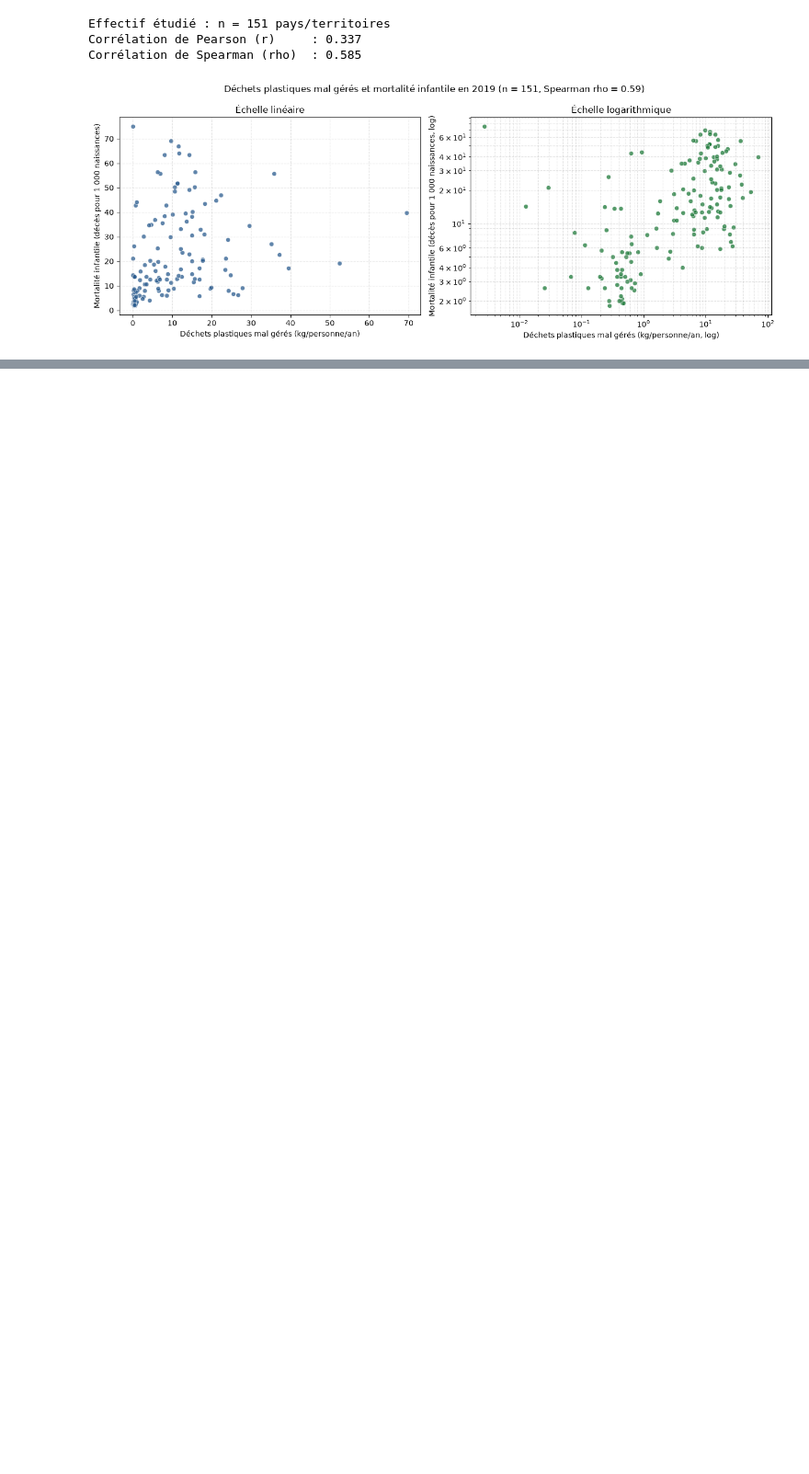
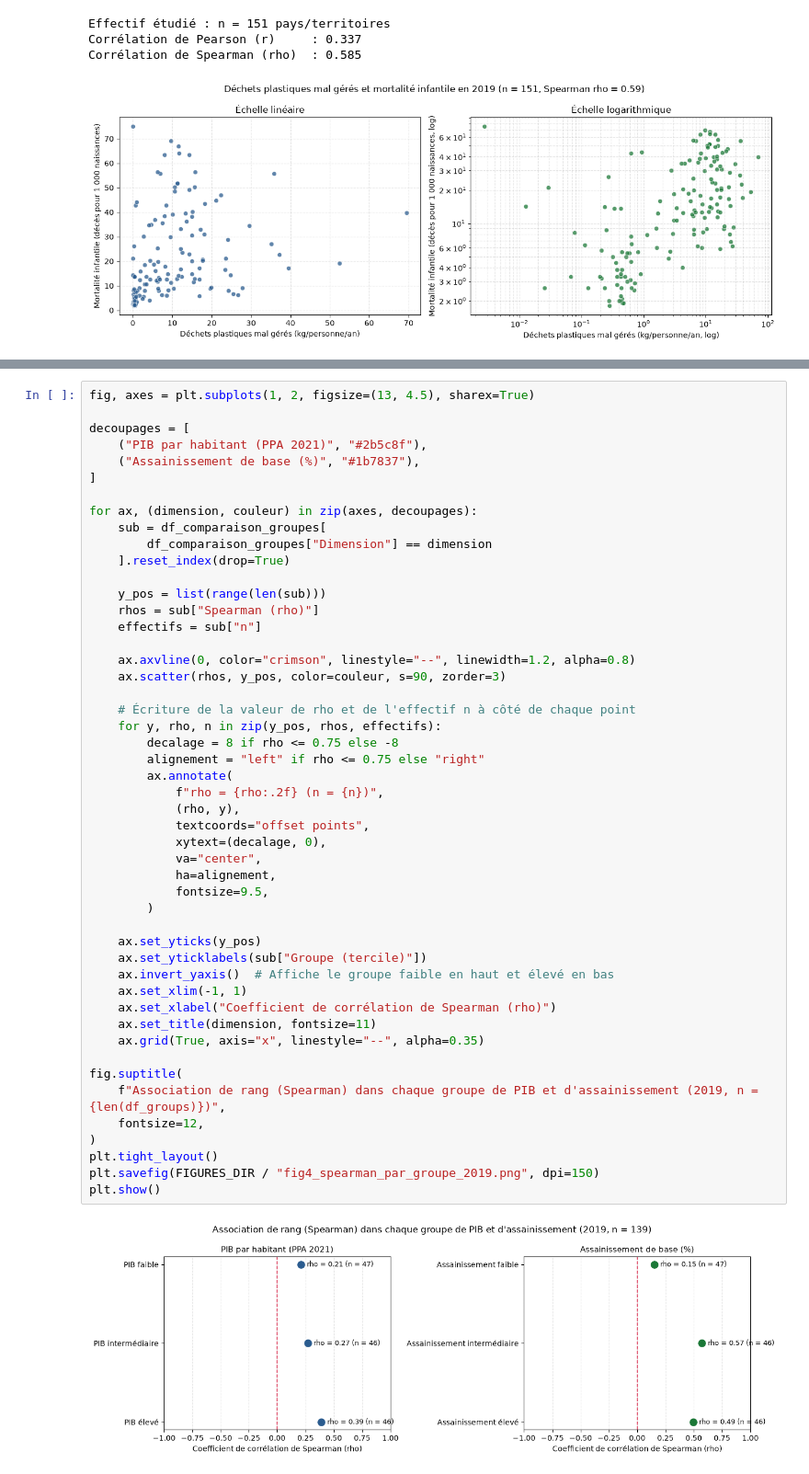
Before and after one commit to Rayanisworking/Python-pour-la-data-science, a Jupyter notebook: Notebook.ipynb, the cells around one changed output, grey strips where cells are left out. Shown at 92% size. Cells and saved outputs as stored; diff of their text form; blank space fills up the shorter version.

```diff
--- a/Notebook.ipynb
+++ b/Notebook.ipynb
@@ -293,0 +469,51 @@ Corrélation de Spearman (rho)  : 0.585
+# %%
+fig, axes = plt.subplots(1, 2, figsize=(13, 4.5), sharex=True)
+
+decoupages = [
+    ("PIB par habitant (PPA 2021)", "#2b5c8f"),
+    ("Assainissement de base (%)", "#1b7837"),
+]
+
+for ax, (dimension, couleur) in zip(axes, decoupages):
+    sub = df_comparaison_groupes[
+        df_comparaison_groupes["Dimension"] == dimension
+    ].reset_index(drop=True)
+
+    y_pos = list(range(len(sub)))
+    rhos = sub["Spearman (rho)"]
+    effectifs = sub["n"]
+
+    ax.axvline(0, color="crimson", linestyle="--", linewidth=1.2, alpha=0.8)
+    ax.scatter(rhos, y_pos, color=couleur, s=90, zorder=3)
+
+    # Écriture de la valeur de rho et de l'effectif n à côté de chaque point
+    for y, rho, n in zip(y_pos, rhos, effectifs):
+        decalage = 8 if rho <= 0.75 else -8
+        alignement = "left" if rho <= 0.75 else "right"
+        ax.annotate(
+            f"rho = {rho:.2f} (n = {n})",
+            (rho, y),
+            textcoords="offset points",
+            xytext=(decalage, 0),
+            va="center",
+            ha=alignement,
+            fontsize=9.5,
+        )
+
+    ax.set_yticks(y_pos)
+    ax.set_yticklabels(sub["Groupe (tercile)"])
+    ax.invert_yaxis()  # Affiche le groupe faible en haut et élevé en bas
+    ax.set_xlim(-1, 1)
+    ax.set_xlabel("Coefficient de corrélation de Spearman (rho)")
+    ax.set_title(dimension, fontsize=11)
+    ax.grid(True, axis="x", linestyle="--", alpha=0.35)
+
+fig.suptitle(
+    f"Association de rang (Spearman) dans chaque groupe de PIB et d'assainissement (2019, n = {len(df_groups)})",
+    fontsize=12,
+)
+plt.tight_layout()
+plt.savefig(FIGURES_DIR / "fig4_spearman_par_groupe_2019.png", dpi=150)
+plt.show()
+# %% [output]
+[figure, added]
```
Also changed, not shown: parts of 9 cells of this notebook, 5 other files.
